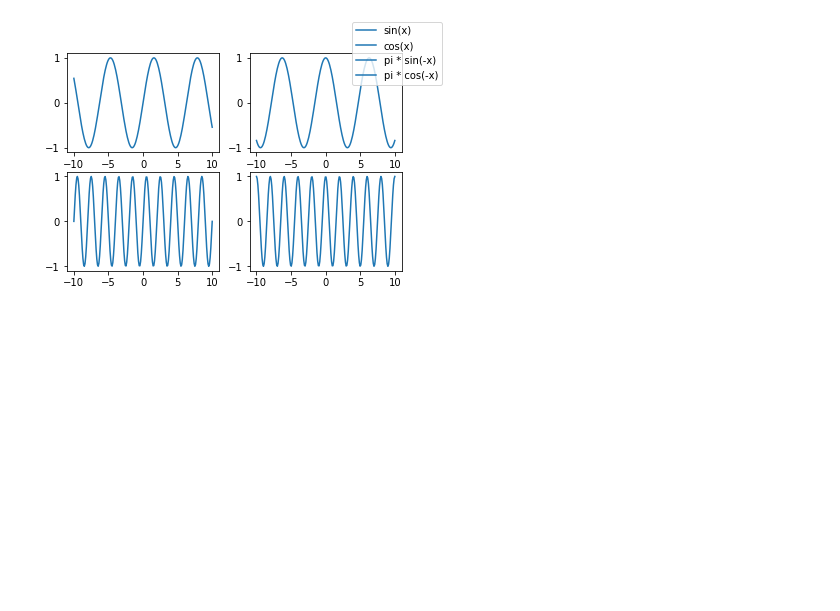
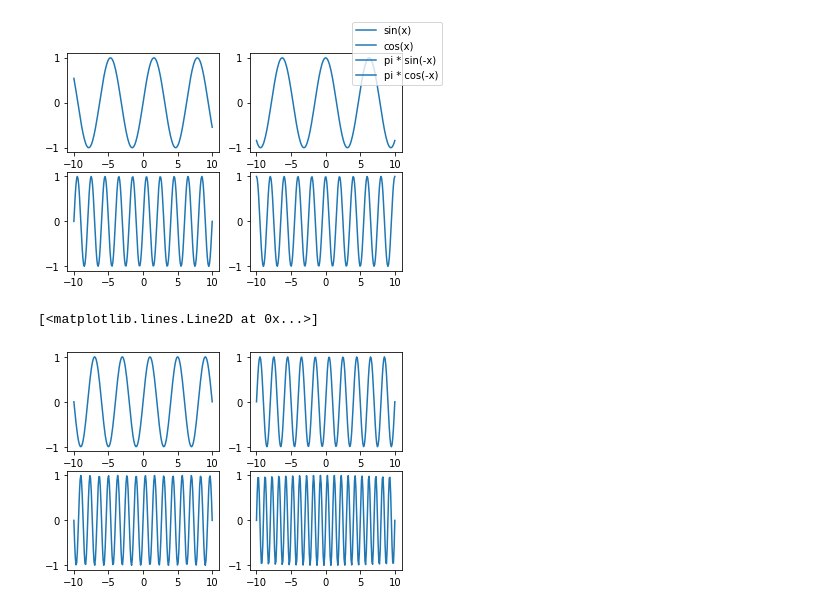
Before and after one commit to roman91DE/machine-learning, a Jupyter notebook: matplotlib_tutorial.ipynb, the cells around one changed output. Saved outputs shown, nothing was run; the diff lists cells and outputs as text; code cells hidden in the pictures; blank space fills up the shorter version.

````diff
--- a/matplotlib_tutorial.ipynb
+++ b/matplotlib_tutorial.ipynb
@@ -104,20 +105,33 @@ def my_plotter(ax, data1, data2, param_dict):
     return out
 ```
 # %%
-def my_plotter(ax, data1, data2, plabel):
+def my_plotter(ax, data1, data2, plabel=None):
     out = ax.plot(data1, data2, label=plabel)
     return out
 # %%
-fig, ((ax1, ax2), (ax3, ax4)) = plt.subplots(nrows=2, ncols=2)
+fig, axes = plt.subplots(nrows=2, ncols=2)
 
 x = np.linspace(-10,10,200)
 
-my_plotter(ax1, x, np.sin(x), "sin(x)")
-my_plotter(ax2, x, np.cos(x), "cos(x)")
-my_plotter(ax3, x, np.sin(np.pi * x), "pi * sin(-x)")
-my_plotter(ax4, x, np.cos(np.pi * x), "pi * cos(-x)")
+my_plotter(axes[0,0], x, np.sin(x), "sin(x)")
+my_plotter(axes[0,1], x, np.cos(x), "cos(x)")
+my_plotter(axes[1,0], x, np.sin(np.pi * x), "pi * sin(-x)")
+my_plotter(axes[1,1], x, np.cos(np.pi * x), "pi * cos(-x)")
 
 fig.legend()
 # %% [output]
 <matplotlib.legend.Legend at 0x...>
 [figure]
+# %%
+# multiple axes, verbose style
+fig, ((ax1, ax2), (ax3, ax4)) = plt.subplots(nrows=2, ncols=2)
+
+x = np.linspace(-10,10,200)
+
+my_plotter(ax1, x, np.sin(.5 * np.pi * x))
+my_plotter(ax2, x, np.sin(np.pi * x))
+my_plotter(ax3, x, np.sin(1.5 * np.pi * x))
+my_plotter(ax4, x, np.sin(2 * np.pi * x))
+# %% [output]
+[<matplotlib.lines.Line2D at 0x...>]
+[figure, added]
````
Also changed, not shown: parts of 1 cell of this notebook.
